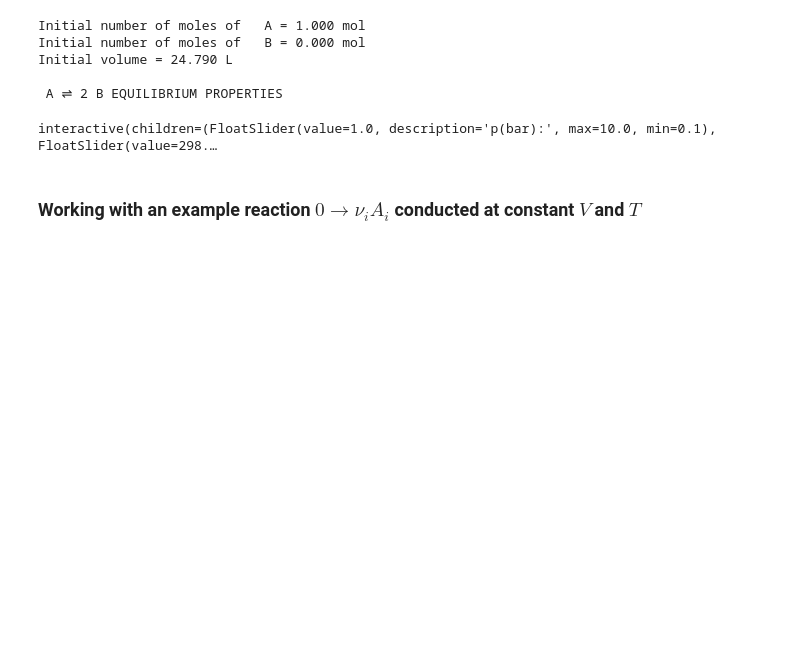
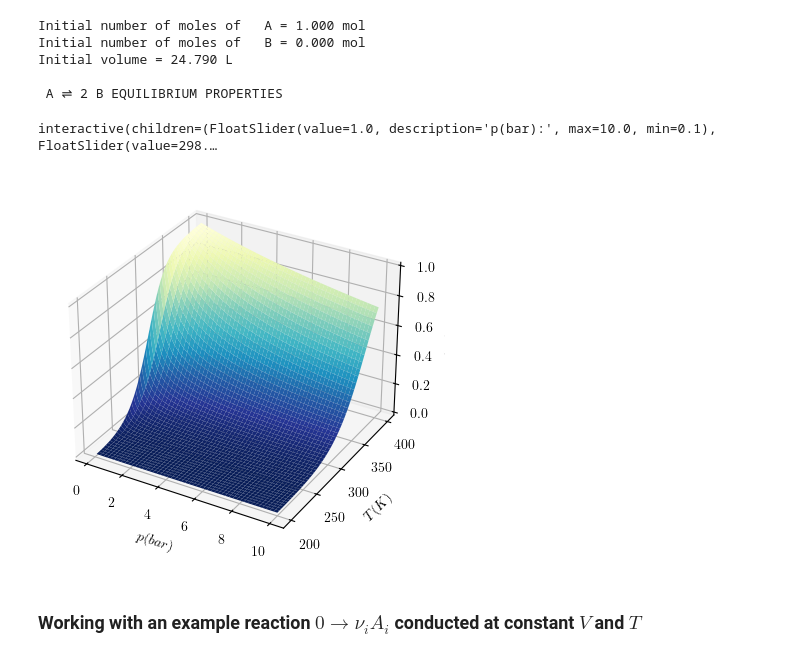
Before and after one commit to emartineznunez/Kp, a Jupyter notebook: kp.ipynb, the cells around one changed output. Cells and saved outputs as stored; diff of their text form; code cells hidden in the pictures; blank space fills up the shorter version.

```diff
--- a/kp.ipynb
+++ b/kp.ipynb
@@ -363,6 +365,49 @@ Initial volume = 24.790 L
 
  A ⇌ 2 B EQUILIBRIUM PROPERTIES
 interactive(children=(FloatSlider(value=1.0, description='p(bar):', max=10.0, min=0.1), FloatSlider(value=298.…
+# %%
+#@title Dependence of $\xi_{eq}$ on $p$ and $T$
+%matplotlib inline
+
+from ipywidgets import interactive, FloatSlider, IntSlider
+from chempy.chemistry import Species, Equilibrium, Reaction
+from chempy import Substance
+import numpy as np
+import matplotlib.pyplot as plt
+from IPython.display import Markdown, display
+
+
+fig = plt.figure()
+ax = fig.add_subplot(projection='3d')
+
+def xi_pt(p,T):
+    # We use here the first approx. (eq 28) that fulfills van't Hoff eq. Eq 29 does not (I believe, check this!!!)
+    deltaG0 = deltaG1_T(DH0,DS0,sum(nui),T)
+    k_p = np.exp(-deltaG0/R/T)
+    xi = np.sqrt(k_p / (k_p + 4 * p))
+    return xi
+
+
+p = np.linspace(0.1,10,1000)
+T = np.linspace(200,400,1000)
+p, T = np.meshgrid(p, T)
+Z = xi_pt(p, T)
+
+
+# Plot the surface.
+ax.plot_surface(p, T, Z, cmap=plt.cm.YlGnBu_r)
+
+# Tweak the limits and add latex math labels.
+ax.set_zlim(0, 1)
+ax.set_xlabel(r'$p \mathrm(bar)$')
+ax.set_ylabel(r'$T \mathrm(K)$')
+ax.set_zlabel(r'$\xi_{eq} \mathrm{(mol)}$')
+
+plt.savefig('3D.svg',bbox_inches='tight')
+
+plt.show()
+# %% [output]
+[figure, added]
 # %% [markdown]
 ### **Working with an example reaction $0→\nu_iA_i$ conducted at constant $V$ and $T$**
 # %%
```
Also changed, not shown: parts of 1 cell of this notebook.
